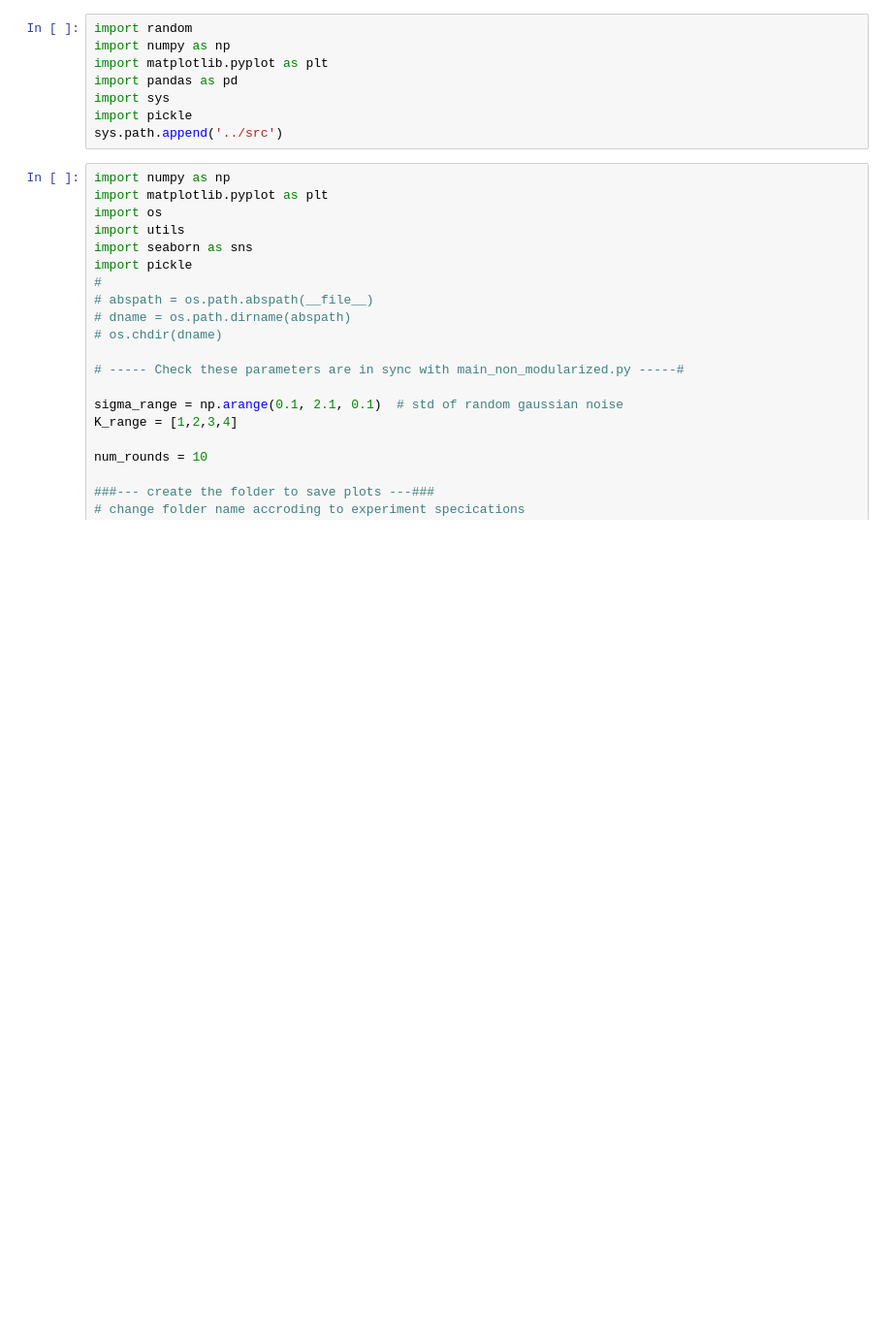
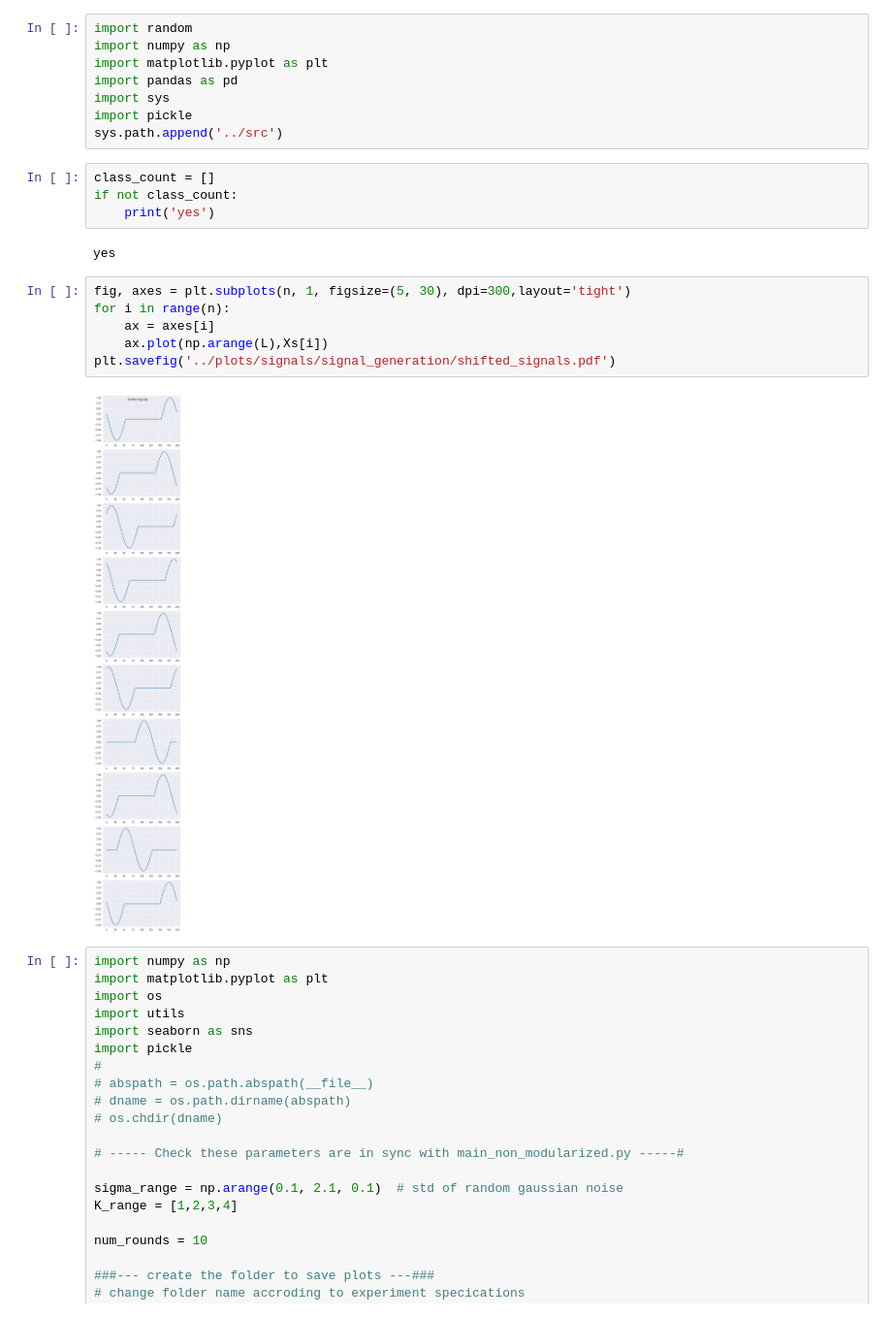
Before and after one commit to danni-shi/MRA_LeadLag, a Jupyter notebook: notebooks/test.ipynb, the cells around one changed output. Shown at 97% size. Drawn from its saved outputs; the diff is of its cells as text; blank space fills up the shorter version.

```diff
--- a/notebooks/test.ipynb
+++ b/notebooks/test.ipynb
@@ -6,6 +6,20 @@ import pandas as pd
 import sys
 import pickle
 sys.path.append('../src')
+# %%
+class_count = []
+if not class_count:
+    print('yes')
+# %% [output]
+yes
+# %%
+fig, axes = plt.subplots(n, 1, figsize=(5, 30), dpi=300,layout='tight')
+for i in range(n):
+    ax = axes[i]
+    ax.plot(np.arange(L),Xs[i])
+plt.savefig('../plots/signals/signal_generation/shifted_signals.pdf')
+# %% [output]
+[figure, added]
 # %%
 import numpy as np
 import matplotlib.pyplot as plt
```
Also changed, not shown: 6 other files.
